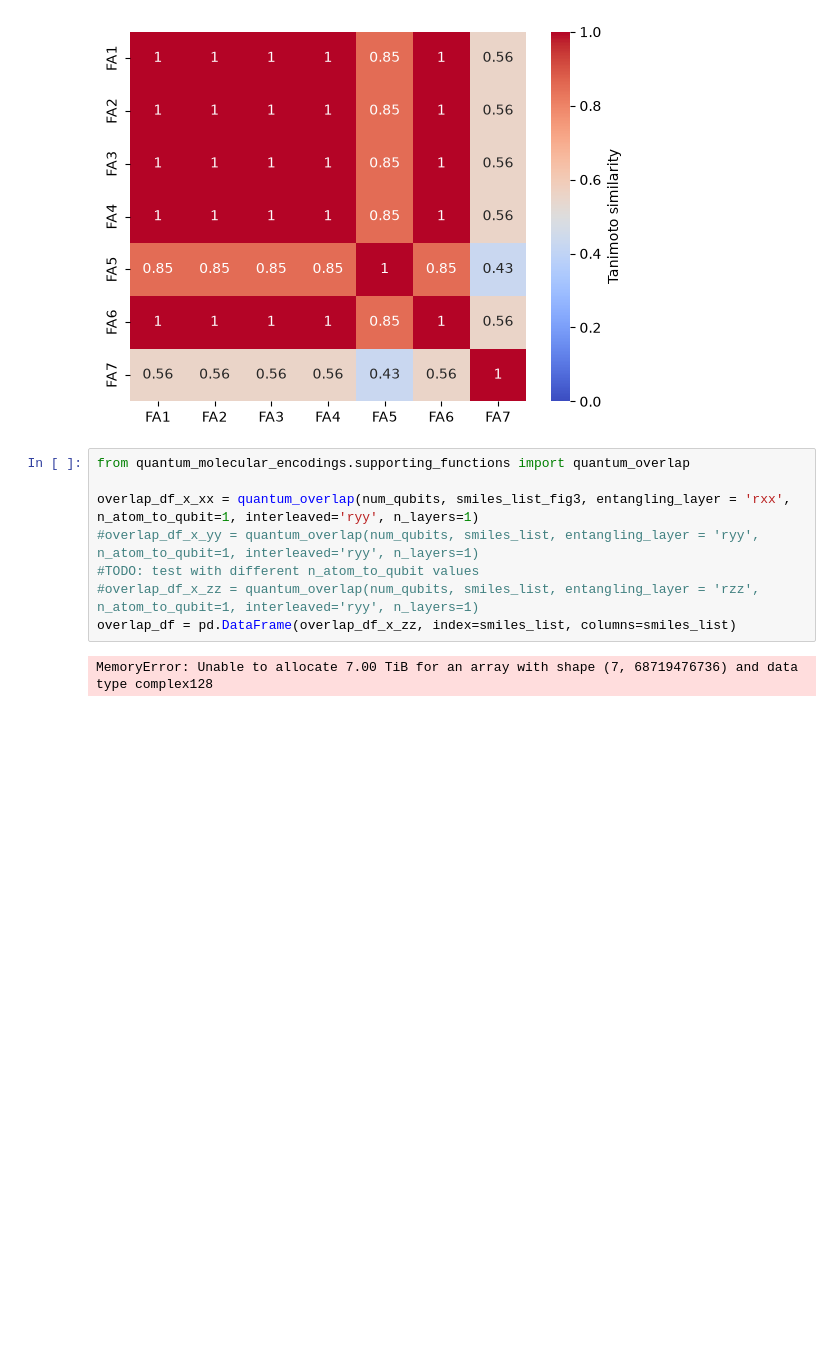
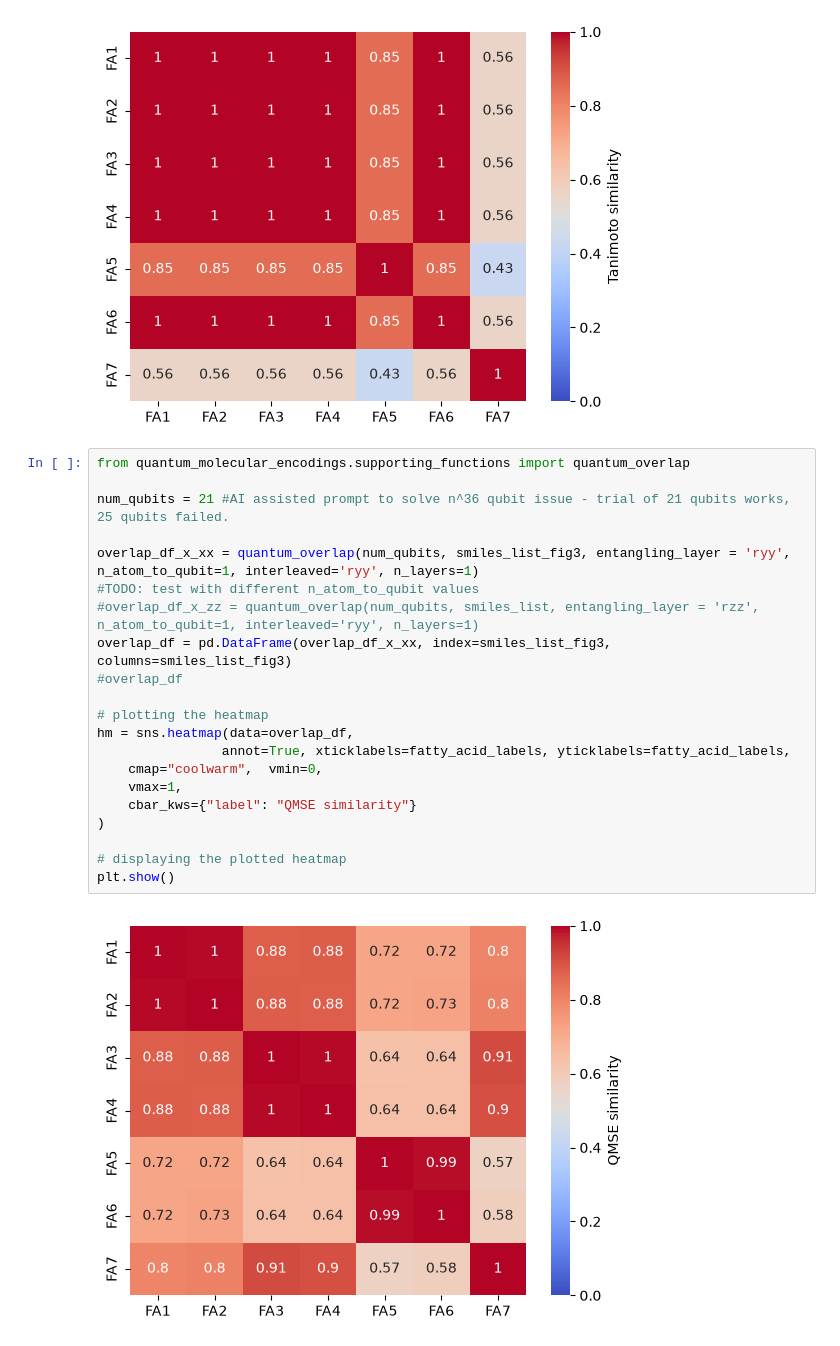
Before and after one commit to Kajanann/quantum-molecular-encodings-----Fork-for-Kaj, a Jupyter notebook: notebooks/Fatty_acid_figure3.ipynb, the cells around one changed output. Drawn from its saved outputs; the diff is of its cells as text; blank space fills up the shorter version.

```diff
--- a/notebooks/Fatty_acid_figure3.ipynb
+++ b/notebooks/Fatty_acid_figure3.ipynb
@@ -107,10 +117,23 @@ plt.show()
 # %%
 from quantum_molecular_encodings.supporting_functions import quantum_overlap
 
-overlap_df_x_xx = quantum_overlap(num_qubits, smiles_list_fig3, entangling_layer = 'rxx', n_atom_to_qubit=1, interleaved='ryy', n_layers=1)
-#overlap_df_x_yy = quantum_overlap(num_qubits, smiles_list, entangling_layer = 'ryy', n_atom_to_qubit=1, interleaved='ryy', n_layers=1)
+num_qubits = 21 #AI assisted prompt to solve n^36 qubit issue - trial of 21 qubits works, 25 qubits failed.
+
+overlap_df_x_xx = quantum_overlap(num_qubits, smiles_list_fig3, entangling_layer = 'ryy', n_atom_to_qubit=1, interleaved='ryy', n_layers=1)
 #TODO: test with different n_atom_to_qubit values
 #overlap_df_x_zz = quantum_overlap(num_qubits, smiles_list, entangling_layer = 'rzz', n_atom_to_qubit=1, interleaved='ryy', n_layers=1)
-overlap_df = pd.DataFrame(overlap_df_x_zz, index=smiles_list, columns=smiles_list)
+overlap_df = pd.DataFrame(overlap_df_x_xx, index=smiles_list_fig3, columns=smiles_list_fig3)
+#overlap_df
+
+# plotting the heatmap
+hm = sns.heatmap(data=overlap_df,
+                annot=True, xticklabels=fatty_acid_labels, yticklabels=fatty_acid_labels,
+    cmap="coolwarm",  vmin=0,
+    vmax=1,
+    cbar_kws={"label": "QMSE similarity"}
+)
+
+# displaying the plotted heatmap
+plt.show()
 # %% [output]
-MemoryError: Unable to allocate 7.00 TiB for an array with shape (7, 68719476736) and data type complex128
+[figure, added]
```
Also changed, not shown: parts of 3 cells of this notebook, 2 other files.
